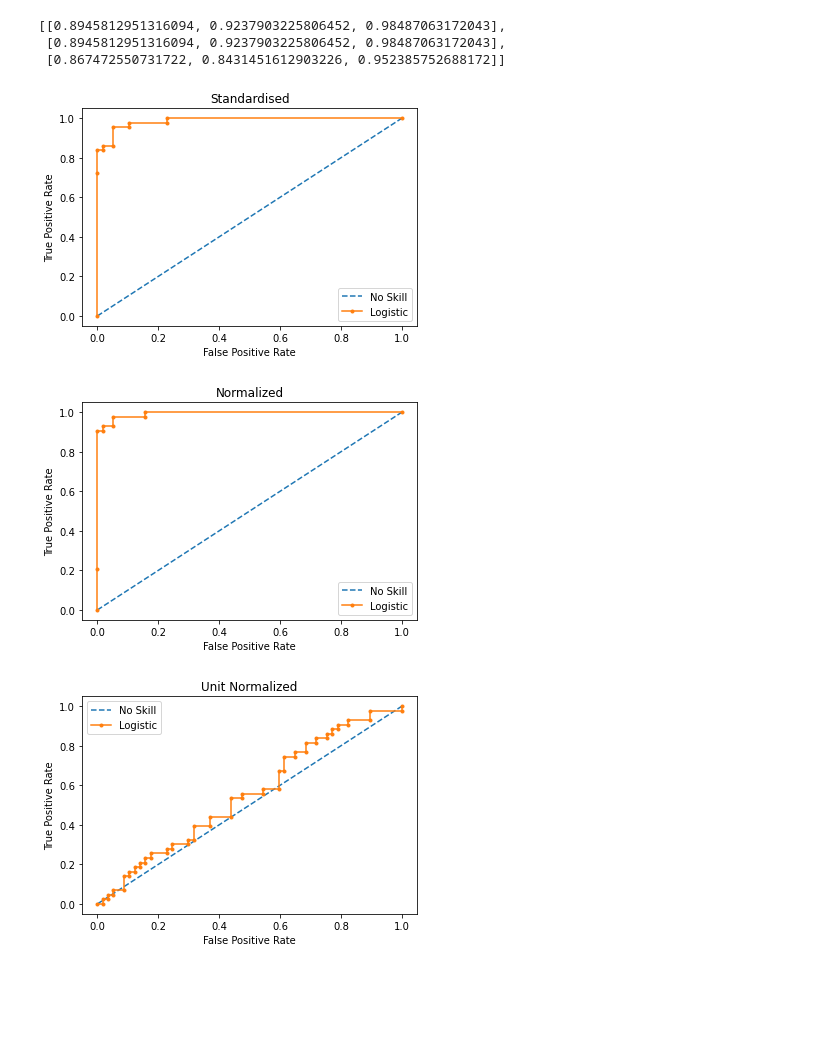
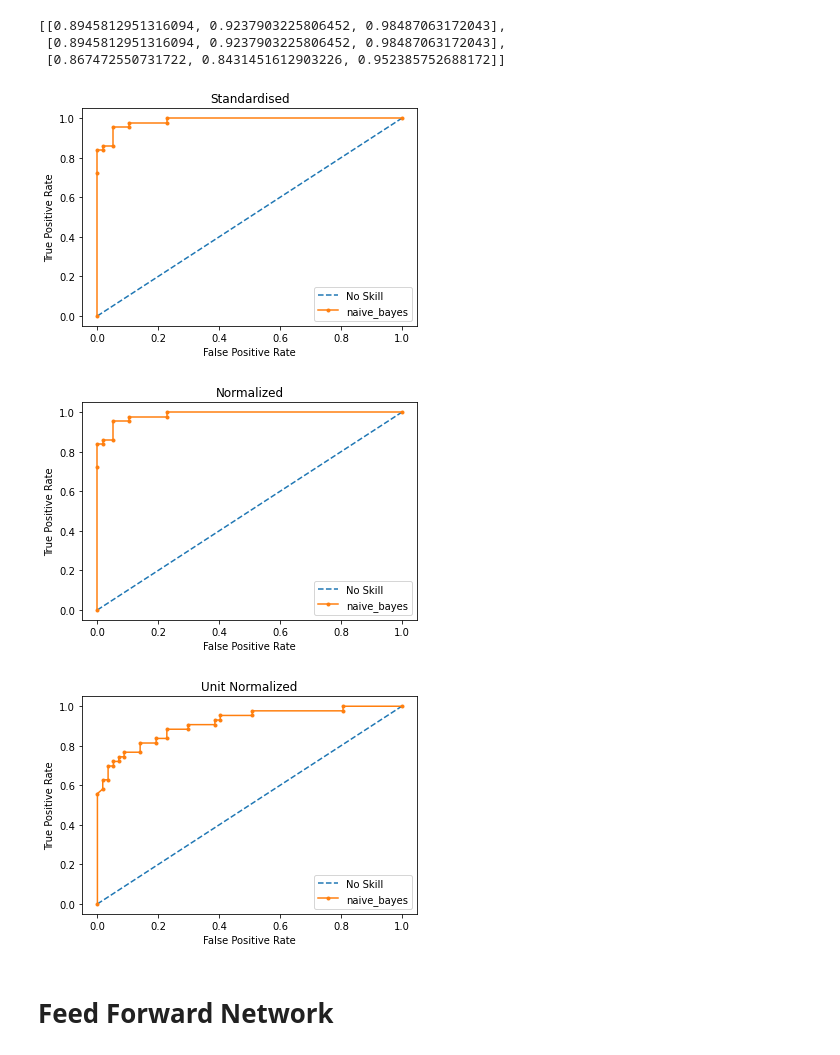
Before and after one commit to jamminson/EPQ_Project, a Jupyter notebook: development.ipynb, the cells around one changed output. Cells and saved outputs as stored; diff of their text form; code cells hidden in the pictures; blank space fills up the shorter version.

Commit message:
Implemented rest of algorithms - feed forward, decision tree and random forest.

```diff
--- a/development.ipynb
+++ b/development.ipynb
@@ -5,9 +5,13 @@ from algorithms import evaluation
 from algorithms import logistic_regression
 from algorithms import svm
 from algorithms import naive_bayes
+from algorithms import feed_forward
+from algorithms import decision_tree
+from algorithms import random_forest
 
 df = pd.read_csv('data.csv')
 preprocessing_index = ['Standardised', 'Normalized', 'Unit Normalized']
+algorithm_index = ['logistic_regression', 'svm', 'naive_bayes', 'feed_forward', 'decision_tree', 'random_forest']
 
 # Returns lists of datasets that have been processed
 # For each list, 0: x training data, 1: x testing data, 2: y training data and 3: y testing data
@@ -70,11 +73,13 @@ gnb_scores
  [0.8945812951316094, 0.9237903225806452, 0.98487063172043],
  [0.867472550731722, 0.8431451612903226, 0.952385752688172]]
 # %%
-roc_logistic_models, roc_data = naive_bayes.get_trained_models(standardised_data, normalized_data, unit_normalized_data,
+roc_gnb_models, roc_data = naive_bayes.get_trained_models(standardised_data, normalized_data, unit_normalized_data,
                                                                for_roc=True)
-for i in range(3):
-    evaluation.graph_roc_curve(roc_logistic_models, roc_data[i], preprocessing_index[i])
+
+evaluation.graph_roc_curve(roc_gnb_models, roc_data, preprocessing_index, algorithm_index[2])
 # %% [output]
-[figure, old version]
+[figure, new version]
-[figure, old version]
+[figure, new version]
-[figure, old version]
+[figure, new version]
+# %% [markdown]
+# Feed Forward Network
```
Also changed, not shown: parts of 15 cells of this notebook, 5 other files.
